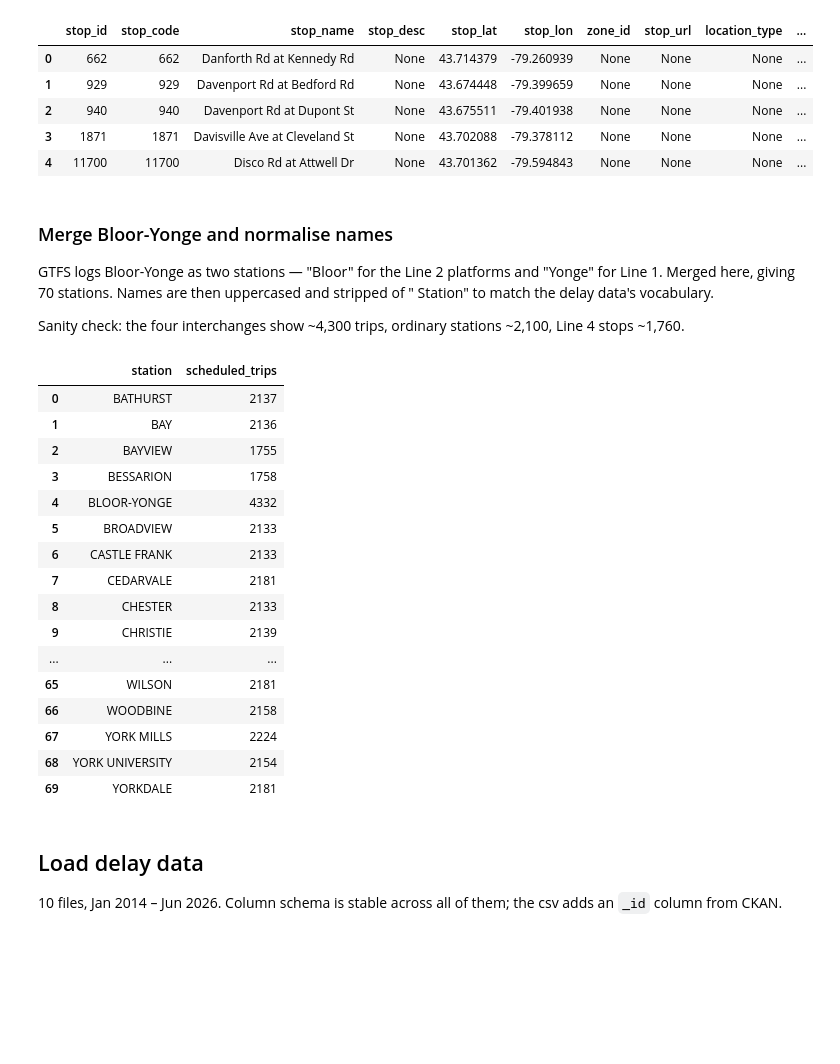
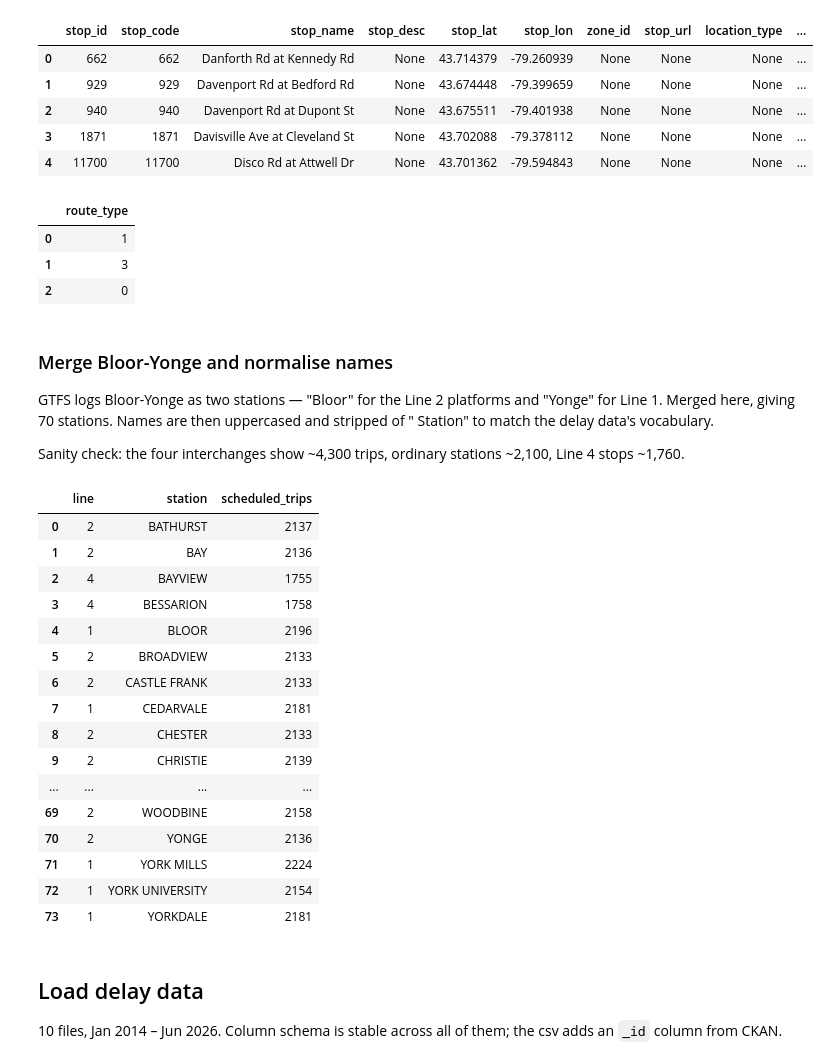
Before and after one commit to DevAwol/TTCdelay, a Jupyter notebook: explore.ipynb, the cells around one changed output. Saved outputs shown, nothing was run; the diff lists cells and outputs as text; code cells hidden in the pictures; blank space fills up the shorter version.

```diff
--- a/explore.ipynb
+++ b/explore.ipynb
@@ -120,6 +120,17 @@ con.sql("""
 | 2 | 940 | 940 | Davenport Rd at Dupont St | None | 43.675511 | -79.401938 | None | None | None | ... |
 | 3 | 1871 | 1871 | Davisville Ave at Cleveland St | None | 43.702088 | -79.378112 | None | None | None | ... |
 | 4 | 11700 | 11700 | Disco Rd at Attwell Dr | None | 43.701362 | -79.594843 | None | None | None | ... |
+# %%
+pd.set_option('display.max_rows', 20)
+
+con.sql("""
+    SELECT DISTINCT(route_type) FROM routes
+""").df()
+# %% [output]
+|  | route_type |
+| 0 | 1 |
+| 1 | 3 |
+| 2 | 0 |
 # %% [markdown]
 ### Merge Bloor-Yonge and normalise names
 
@@ -132,57 +143,52 @@ Sanity check: the four interchanges show ~4,300 trips, ordinary stations
 # %%
 ## fixing name duplicate i.e Bloor-Yonge
 
-pd.set_option('display.max_rows', 70)
-
-mapping = pd.DataFrame([
-    ("Bloor Station", "Bloor-Yonge Station"),
-    ("Yonge Station", "Bloor-Yonge Station")
-], columns = ["raw_name", "canonical_name"])
+pd.set_option('display.max_rows', 80)
 
 con.sql("""
     CREATE OR REPLACE TABLE station_trips AS
         SELECT
-            COALESCE(mapping.canonical_name, SPLIT_PART(stop_name, ' -', 1)) AS stations,
+            route_id AS line,
+            SPLIT_PART(stop_name, ' -', 1) AS stations,
             COUNT(*) AS scheduled_trips
         FROM stops
         JOIN subway_stop_times
             ON subway_stop_times.stop_id = stops.stop_id
-        LEFT JOIN mapping ON SPLIT_PART(stop_name, ' -', 1) = mapping.raw_name
-        GROUP BY 1
+        GROUP BY stations, line
         ORDER BY stations ASC
 """)
 
 con.sql("""
     CREATE OR REPLACE TABLE station_trips_clean AS
         WITH
         s1 AS (
             SELECT * REPLACE (SPLIT_PART(stations, ' Station' , 1) AS stations) FROM station_trips),
         s2 AS (
             SELECT * REPLACE (UPPER(stations) AS stations) FROM s1),
         s3 AS (
             SELECT * RENAME (stations AS station) FROM s2)
     SELECT * FROM s3
 """)
 
 con.sql("""SELECT * FROM station_trips_clean""").df()
 # %% [output]
-|  | station | scheduled_trips |
-| 0 | BATHURST | 2137 |
-| 1 | BAY | 2136 |
-| 2 | BAYVIEW | 1755 |
-| 3 | BESSARION | 1758 |
-| 4 | BLOOR-YONGE | 4332 |
-| 5 | BROADVIEW | 2133 |
-| 6 | CASTLE FRANK | 2133 |
-| 7 | CEDARVALE | 2181 |
-| 8 | CHESTER | 2133 |
-| 9 | CHRISTIE | 2139 |
-| ... | ... | ... |
-| 65 | WILSON | 2181 |
-| 66 | WOODBINE | 2158 |
-| 67 | YORK MILLS | 2224 |
-| 68 | YORK UNIVERSITY | 2154 |
-| 69 | YORKDALE | 2181 |
+|  | line | station | scheduled_trips |
+| 0 | 2 | BATHURST | 2137 |
+| 1 | 2 | BAY | 2136 |
+| 2 | 4 | BAYVIEW | 1755 |
+| 3 | 4 | BESSARION | 1758 |
+| 4 | 1 | BLOOR | 2196 |
+| 5 | 2 | BROADVIEW | 2133 |
+| 6 | 2 | CASTLE FRANK | 2133 |
+| 7 | 1 | CEDARVALE | 2181 |
+| 8 | 2 | CHESTER | 2133 |
+| 9 | 2 | CHRISTIE | 2139 |
+| ... | ... | ... | ... |
+| 69 | 2 | WOODBINE | 2158 |
+| 70 | 2 | YONGE | 2136 |
+| 71 | 1 | YORK MILLS | 2224 |
+| 72 | 1 | YORK UNIVERSITY | 2154 |
+| 73 | 1 | YORKDALE | 2181 |
 # %% [markdown]
 ## Load delay data
 
```
Also changed, not shown: parts of 29 cells of this notebook, 1 other file.
